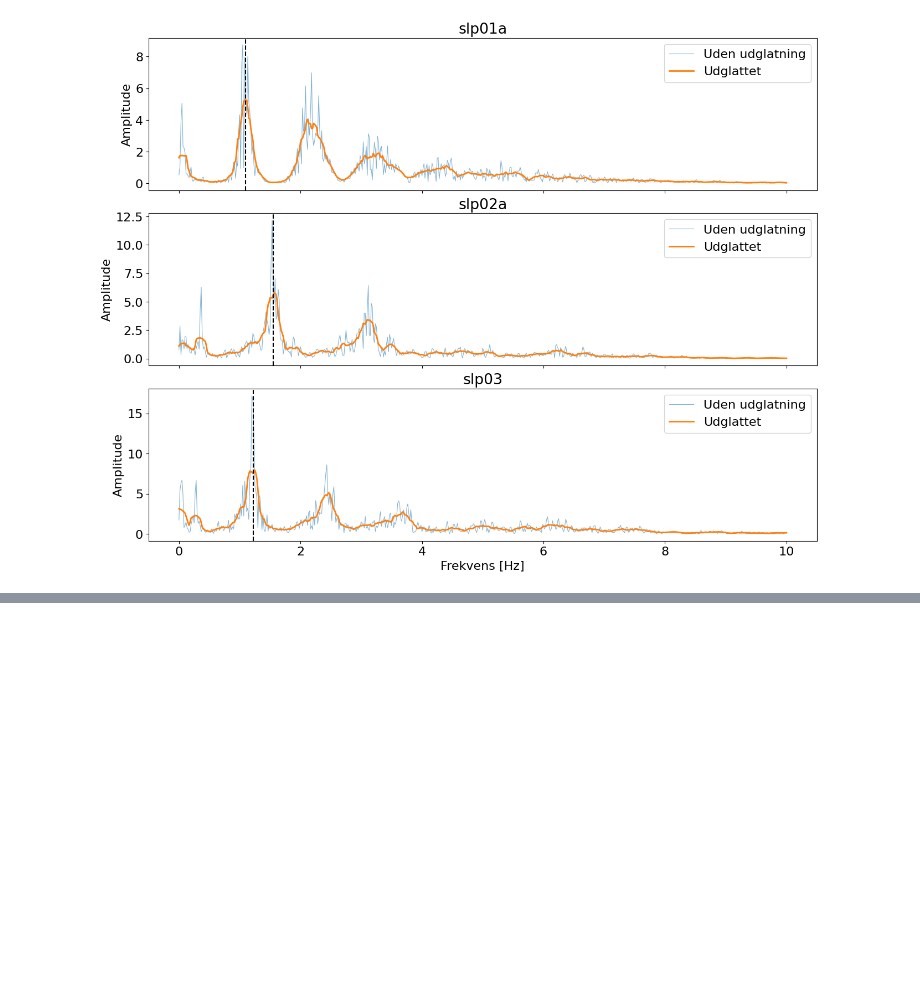
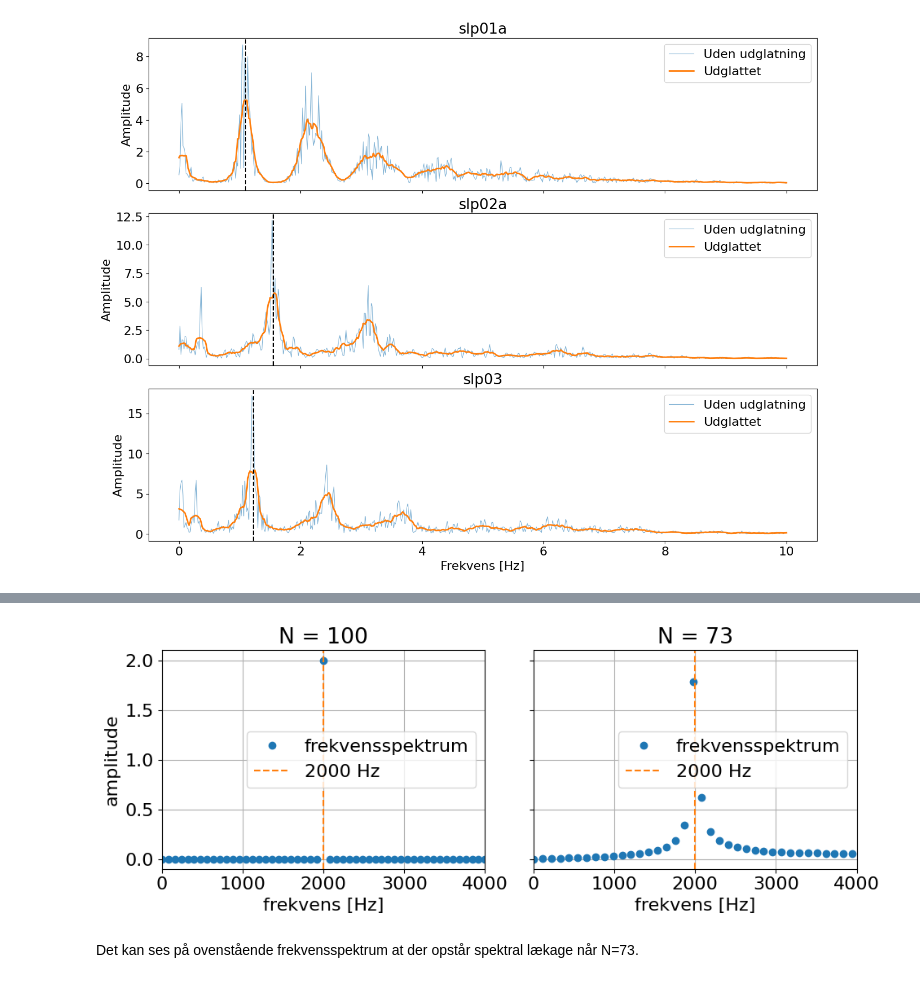
Before and after one commit to Lucuz47/DSB, a Jupyter notebook: Miniprojekt_B.ipynb, the cells around one changed output, grey strips where cells are left out. Saved outputs shown, nothing was run; the diff lists cells and outputs as text; code cells hidden in the pictures; blank space fills up the shorter version.

```diff
--- a/Miniprojekt_B.ipynb
+++ b/Miniprojekt_B.ipynb
@@ -873,0 +969,31 @@ hvis smalle frekvenskomponenter skal undersøges præcist.
+# %%
+import numpy as np
+import matplotlib.pyplot as plt
+
+fs = 8000
+f0 = 2000
+
+def amplitude_spectrum(N):
+    n = np.arange(N)
+    x = 2 * np.sin(2 * np.pi * f0 * n / fs)
+    X = np.fft.rfft(x)
+    freq = np.fft.rfftfreq(N, d=1 / fs)
+    amp = np.abs(X) * 2 / N
+    return freq, amp
+
+
+fig, ax = plt.subplots(1, 2, figsize=(10, 4), sharey=True)
+for a, N in zip(ax, (100, 73)):
+    a.plot(*amplitude_spectrum(N), "o", label="frekvensspektrum")
+    a.axvline(f0, color="C1", ls="--", label="2000 Hz")
+    a.set_xlim(0, fs / 2)
+    a.set_title(f"N = {N}")
+    a.set_xlabel("frekvens [Hz]")
+    a.legend()
+ax[0].set_ylabel("amplitude")
+fig.tight_layout()
+plt.show()
+# %% [output]
+[figure, added]
+# %% [markdown]
+Det kan ses på ovenstående frekvensspektrum at der opstår spektral lækage når N=73.
```
Also changed, not shown: parts of 13 cells of this notebook.
